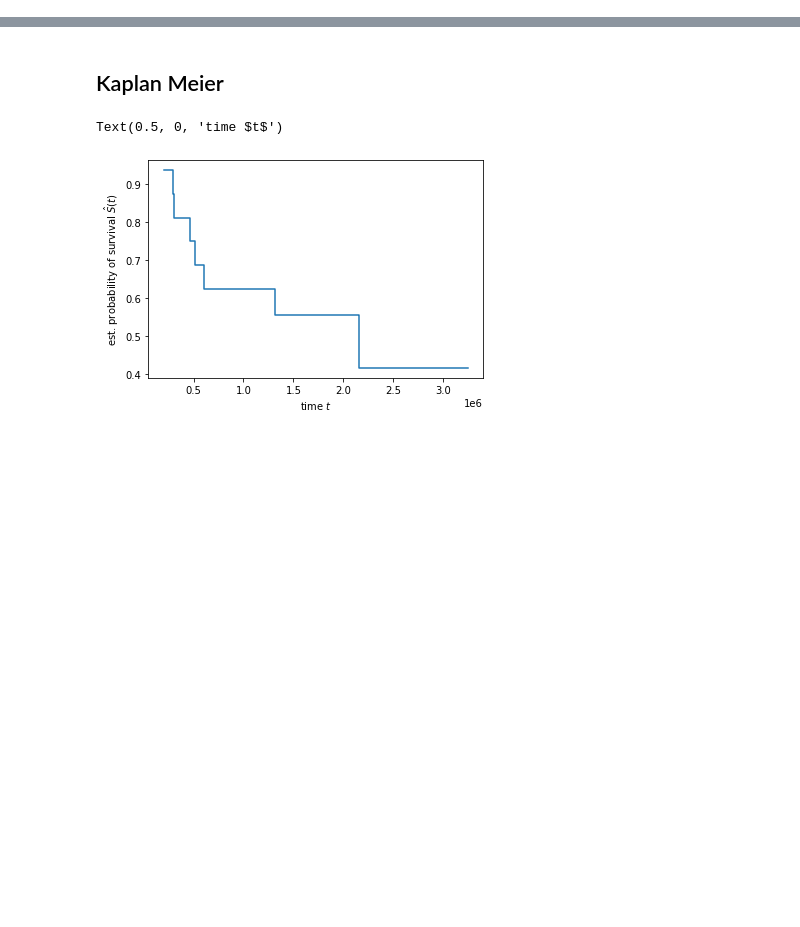
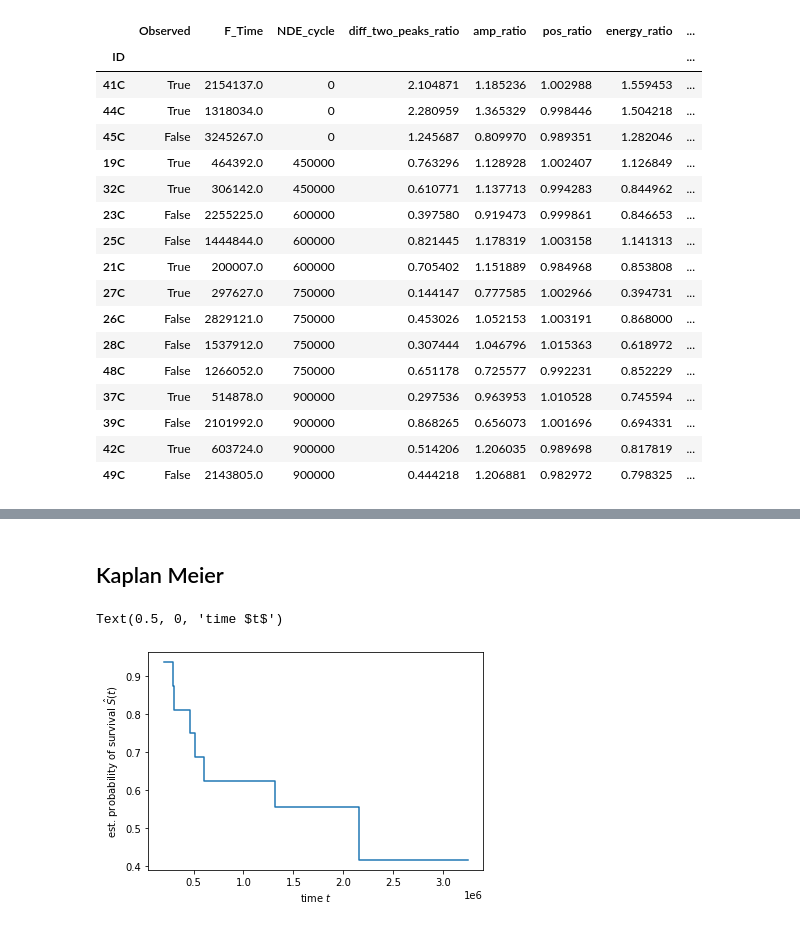
Before and after one commit to Marie-anneMawhin/Oct20_EPRI, a Jupyter notebook: Task3/NB/NB_data_modelling/Scikit_survival_intro.ipynb, the cells around one changed output, grey strips where cells are left out. Drawn from its saved outputs; the diff is of its cells as text; code cells hidden in the pictures; blank space fills up the shorter version.

```diff
--- a/Task3/NB/NB_data_modelling/Scikit_survival_intro.ipynb
+++ b/Task3/NB/NB_data_modelling/Scikit_survival_intro.ipynb
@@ -12,3 +14,24 @@ data = pd.read_csv(os.path.join(os.path.dirname(os.getcwd()), '../Data/Merged_da
 # %%
 data_x = data.iloc[:, 2:]
 data_y = data.iloc[:, 0:2]
+# %%
+data
+# %% [output]
+|  | Observed | F_Time | NDE_cycle | diff_two_peaks_ratio | amp_ratio | pos_ratio | energy_ratio | ... |
+| ID |  |  |  |  |  |  |  | ... |
+| 41C | True | 2154137.0 | 0 | 2.104871 | 1.185236 | 1.002988 | 1.559453 | ... |
+| 44C | True | 1318034.0 | 0 | 2.280959 | 1.365329 | 0.998446 | 1.504218 | ... |
+| 45C | False | 3245267.0 | 0 | 1.245687 | 0.809970 | 0.989351 | 1.282046 | ... |
+| 19C | True | 464392.0 | 450000 | 0.763296 | 1.128928 | 1.002407 | 1.126849 | ... |
+| 32C | True | 306142.0 | 450000 | 0.610771 | 1.137713 | 0.994283 | 0.844962 | ... |
+| 23C | False | 2255225.0 | 600000 | 0.397580 | 0.919473 | 0.999861 | 0.846653 | ... |
+| 25C | False | 1444844.0 | 600000 | 0.821445 | 1.178319 | 1.003158 | 1.141313 | ... |
+| 21C | True | 200007.0 | 600000 | 0.705402 | 1.151889 | 0.984968 | 0.853808 | ... |
+| 27C | True | 297627.0 | 750000 | 0.144147 | 0.777585 | 1.002966 | 0.394731 | ... |
+| 26C | False | 2829121.0 | 750000 | 0.453026 | 1.052153 | 1.003191 | 0.868000 | ... |
+| 28C | False | 1537912.0 | 750000 | 0.307444 | 1.046796 | 1.015363 | 0.618972 | ... |
+| 48C | False | 1266052.0 | 750000 | 0.651178 | 0.725577 | 0.992231 | 0.852229 | ... |
+| 37C | True | 514878.0 | 900000 | 0.297536 | 0.963953 | 1.010528 | 0.745594 | ... |
+| 39C | False | 2101992.0 | 900000 | 0.868265 | 0.656073 | 1.001696 | 0.694331 | ... |
+| 42C | True | 603724.0 | 900000 | 0.514206 | 1.206035 | 0.989698 | 0.817819 | ... |
+| 49C | False | 2143805.0 | 900000 | 0.444218 | 1.206881 | 0.982972 | 0.798325 | ... |
```
Also changed, not shown: parts of 3 cells of this notebook.
